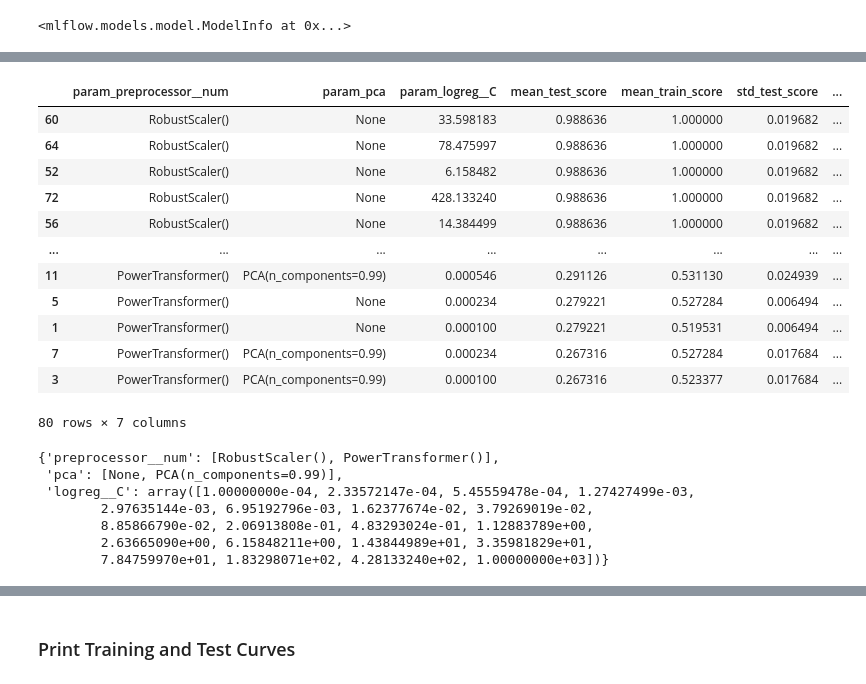
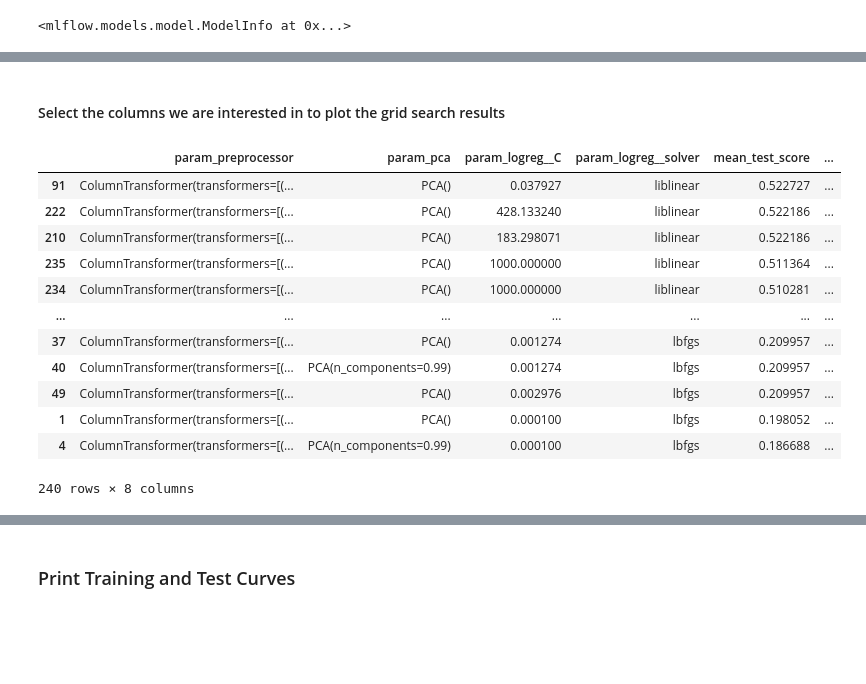
Before and after one commit to antonella-schiavoni/tesis-ciencia-de-datos, a Jupyter notebook: notebooks/questions/six/V1/train_modell_vowels_v1-no_voice_sent.ipynb, the cells around one changed output, grey strips where cells are left out. Saved outputs shown, nothing was run; the diff lists cells and outputs as text; code cells hidden in the pictures; blank space fills up the shorter version.

```diff
--- a/notebooks/questions/six/V1/train_modell_vowels_v1-no_voice_sent.ipynb
+++ b/notebooks/questions/six/V1/train_modell_vowels_v1-no_voice_sent.ipynb
@@ -243,4 +273,3 @@ plt.show()
 # %%
-# create df_features
-df_features = df.drop(columns=["file", "label", "sample_name", "sex", "age", "age_category"])
-df_features.head()
+
+df_features = df.drop(columns=["file", "label", "sample_name", "age"])
@@ -276,0 +298,3 @@ Select target variable and combine features with mels strength features
+# %%
+df_mel_strengths = pd.DataFrame(mels_strengths)
+df_mel_strengths.info()
@@ -276,0 +309,7 @@ Select target variable and combine features with mels strength features
+# %%
+# Select target
+target = "age_category_numeric"
+y = df_features[target].values
+
+# Remove the target from the features dataframe
+df_features.drop(columns=[target], inplace=True)
@@ -277,12 +338,6 @@ Select target variable and combine features with mels strength features
 # %%
-# Select target
-target = "age_category_numeric"
-y = df_features[target].values
-
-#df_features.columns = df_features.columns.astype(str)
-
 # Combine them with the mels strength features
-X = pd.concat((df_features, pd.DataFrame(mels_strengths)), axis=1)
+X = pd.concat((df_features, df_mel_strengths), axis=1)
 
 # Convert all columns names to string, otherwise the model will not work and will throw an error
 X.columns = X.columns.astype(str)
@@ -466,42 +534,35 @@ mlflow.log_param("best_estimator", str(model.best_estimator_))
+# %% [markdown]
+#### Select the columns we are interested in to plot the grid search results
 # %%
 # Select the columns we are interested in
 col_of_interest = [
-    "param_preprocessor__num",  # Instead of "param_scaler"
+    "param_preprocessor",
     "param_pca",
     "param_logreg__C",
+    "param_logreg__solver",
     "mean_test_score",
     "mean_train_score",
     "std_test_score",
     "std_train_score",
 ]
 
 # Collect results in a DataFrame
 cv_results = pd.DataFrame(grid_cv.cv_results_)
 cv_results = cv_results[col_of_interest]
 
 # Show the dataframe sorted according to our performance metric
 cv_results.sort_values("mean_test_score", ascending=False)
 # %% [output]
-|  | param_preprocessor__num | param_pca | param_logreg__C | mean_test_score | mean_train_score | std_test_score | ... |
-| 60 | RobustScaler() | None | 33.598183 | 0.988636 | 1.000000 | 0.019682 | ... |
-| 64 | RobustScaler() | None | 78.475997 | 0.988636 | 1.000000 | 0.019682 | ... |
-| 52 | RobustScaler() | None | 6.158482 | 0.988636 | 1.000000 | 0.019682 | ... |
-| 72 | RobustScaler() | None | 428.133240 | 0.988636 | 1.000000 | 0.019682 | ... |
-| 56 | RobustScaler() | None | 14.384499 | 0.988636 | 1.000000 | 0.019682 | ... |
-| ... | ... | ... | ... | ... | ... | ... | ... |
-| 11 | PowerTransformer() | PCA(n_components=0.99) | 0.000546 | 0.291126 | 0.531130 | 0.024939 | ... |
-| 5 | PowerTransformer() | None | 0.000234 | 0.279221 | 0.527284 | 0.006494 | ... |
-| 1 | PowerTransformer() | None | 0.000100 | 0.279221 | 0.519531 | 0.006494 | ... |
-| 7 | PowerTransformer() | PCA(n_components=0.99) | 0.000234 | 0.267316 | 0.527284 | 0.017684 | ... |
-| 3 | PowerTransformer() | PCA(n_components=0.99) | 0.000100 | 0.267316 | 0.523377 | 0.017684 | ... |
+|  | param_preprocessor | param_pca | param_logreg__C | param_logreg__solver | mean_test_score | ... |
+| 91 | ColumnTransformer(transformers=[(... | PCA() | 0.037927 | liblinear | 0.522727 | ... |
+| 222 | ColumnTransformer(transformers=[(... | PCA() | 428.133240 | liblinear | 0.522186 | ... |
+| 210 | ColumnTransformer(transformers=[(... | PCA() | 183.298071 | liblinear | 0.522186 | ... |
+| 235 | ColumnTransformer(transformers=[(... | PCA() | 1000.000000 | liblinear | 0.511364 | ... |
+| 234 | ColumnTransformer(transformers=[(... | PCA() | 1000.000000 | liblinear | 0.510281 | ... |
+| ... | ... | ... | ... | ... | ... | ... |
+| 37 | ColumnTransformer(transformers=[(... | PCA() | 0.001274 | lbfgs | 0.209957 | ... |
+| 40 | ColumnTransformer(transformers=[(... | PCA(n_components=0.99) | 0.001274 | lbfgs | 0.209957 | ... |
+| 49 | ColumnTransformer(transformers=[(... | PCA() | 0.002976 | lbfgs | 0.209957 | ... |
+| 1 | ColumnTransformer(transformers=[(... | PCA() | 0.000100 | lbfgs | 0.198052 | ... |
+| 4 | ColumnTransformer(transformers=[(... | PCA(n_components=0.99) | 0.000100 | lbfgs | 0.186688 | ... |
-80 rows × 7 columns
+240 rows × 8 columns
-# %%
-grid
-# %% [output]
-{'preprocessor__num': [RobustScaler(), PowerTransformer()],
- 'pca': [None, PCA(n_components=0.99)],
- 'logreg__C': array([1.00000000e-04, 2.33572147e-04, 5.45559478e-04, 1.27427499e-03,
-        2.97635144e-03, 6.95192796e-03, 1.62377674e-02, 3.79269019e-02,
-        8.85866790e-02, 2.06913808e-01, 4.83293024e-01, 1.12883789e+00,
-        2.63665090e+00, 6.15848211e+00, 1.43844989e+01, 3.35981829e+01,
-        7.84759970e+01, 1.83298071e+02, 4.28133240e+02, 1.00000000e+03])}
```
Also changed, not shown: parts of 48 cells of this notebook.
